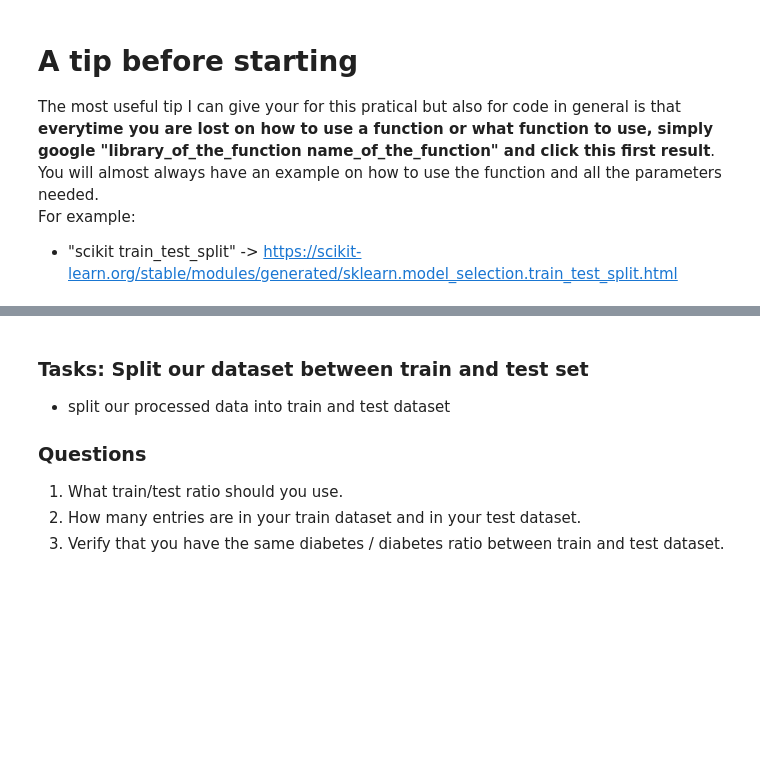
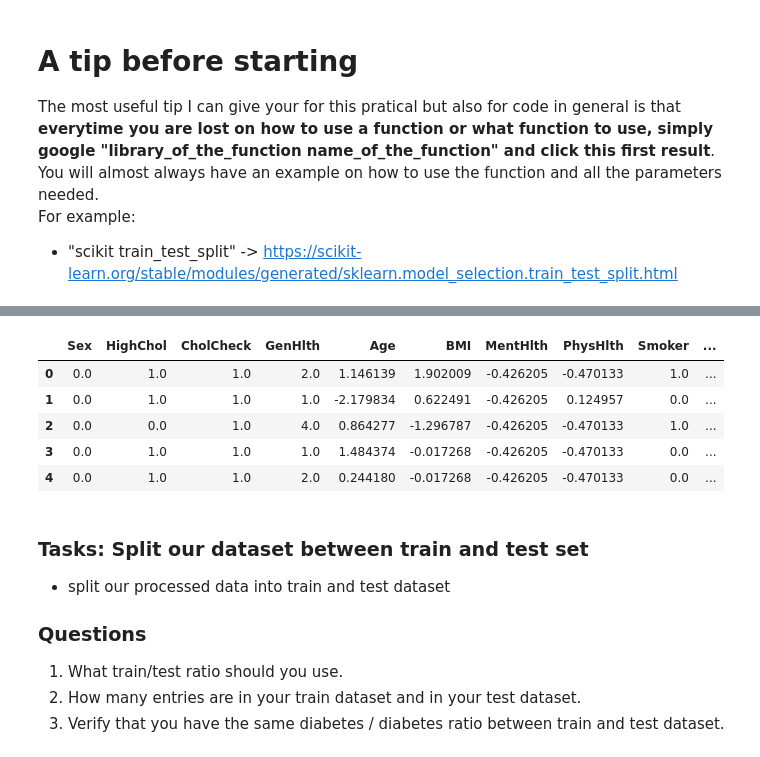
Before and after one commit to Dichopsis/ML-TP-ESBS, a Jupyter notebook: TD2_Machine_Learning_correction.ipynb, the cells around one changed output, grey strips where cells are left out. Drawn from its saved outputs; the diff is of its cells as text; code cells hidden in the pictures; blank space fills up the shorter version.

```diff
--- a/TD2_Machine_Learning_correction.ipynb
+++ b/TD2_Machine_Learning_correction.ipynb
@@ -124,35 +181,42 @@ from sklearn.impute import IterativeImputer
 import numpy as np
 
 # Create lists with columns names for each processing categories
 columns_nothing_to_do = ["Smoker","HeartDiseaseorAttack", "PhysActivity", "Fruits", "Veggies", "HvyAlcoholConsump", "DiffWalk", "Stroke", "HighBP", "Diabetes"] # 10 Columns
-categorical_columns_to_process = ["Sex", "HighChol", "CholCheck", "GenHlth", "MentHlth", "PhysHlth"] # 6 Columns
-numerical_columns_to_process = ["Age", "BMI"] # 2 Columns
+categorical_columns_to_process = ["Sex", "HighChol", "CholCheck", "GenHlth"] # 4 Columns
+numerical_columns_to_process = ["Age", "BMI", "MentHlth", "PhysHlth"] # 4 Columns
 
 
 # Categorical data to numeric: do one hot encoding ( OrdinalEncoder(), .fit_transform() )
 # I give you the OrdinalEncoder example. Do something similar for the Scaling of numerics data !
 X_cat = df[categorical_columns_to_process]
 X_cat_enc = OrdinalEncoder().fit_transform(X_cat)
 
 # Numeric data: do scaling (-1,+1) (StandardScaler() and .fit_transform())
 X_num = df[numerical_columns_to_process]
 X_num_scaled = StandardScaler().fit_transform(X_num)
 
 # Nothing-To-Do Cols: just select the data corresponding with df[name_of_the_list] and store it into X_nothing_to_do
 # Then convert X_nothing_to_do to numpy array with .to_numpy()
 X_nothing_to_do = df[columns_nothing_to_do]
 X_nothing_to_do = X_nothing_to_do.to_numpy()
 
 # Combine the X_cat_enc, X_num_scaled, and X_nothing_to_do data into a single array (array_data)
 # using np.concatenate((array1, array2, array3), parameters) ; TIP: Care for the axis parameter (axis=1)
 array_data = np.concatenate((X_cat_enc, X_num_scaled, X_nothing_to_do), axis=1)
 
 # Finally handle Missing Data: Use imputer to predict them ( IterativeImputer() and .fit_transform() on array_data just as before
 array_data = IterativeImputer().fit_transform(array_data)
 
 # You can recreate a DataFrame for pretty printing, but this is optional. I give you the code it's a bit ugly.
 df_data = pd.DataFrame(data=array_data, columns=list(X_cat.columns) + list(X_num.columns) + list(df[columns_nothing_to_do].columns))
 df_data.head()
+# %% [output]
+|  | Sex | HighChol | CholCheck | GenHlth | Age | BMI | MentHlth | PhysHlth | Smoker | ... |
+| 0 | 0.0 | 1.0 | 1.0 | 2.0 | 1.146139 | 1.902009 | -0.426205 | -0.470133 | 1.0 | ... |
+| 1 | 0.0 | 1.0 | 1.0 | 1.0 | -2.179834 | 0.622491 | -0.426205 | 0.124957 | 0.0 | ... |
+| 2 | 0.0 | 0.0 | 1.0 | 4.0 | 0.864277 | -1.296787 | -0.426205 | -0.470133 | 1.0 | ... |
+| 3 | 0.0 | 1.0 | 1.0 | 1.0 | 1.484374 | -0.017268 | -0.426205 | -0.470133 | 0.0 | ... |
+| 4 | 0.0 | 1.0 | 1.0 | 2.0 | 0.244180 | -0.017268 | -0.426205 | -0.470133 | 0.0 | ... |
 # %% [markdown]
 ### Tasks: Split our dataset between train and test set
 * split our processed data into train and test dataset
```
Also changed, not shown: parts of 17 cells of this notebook.
